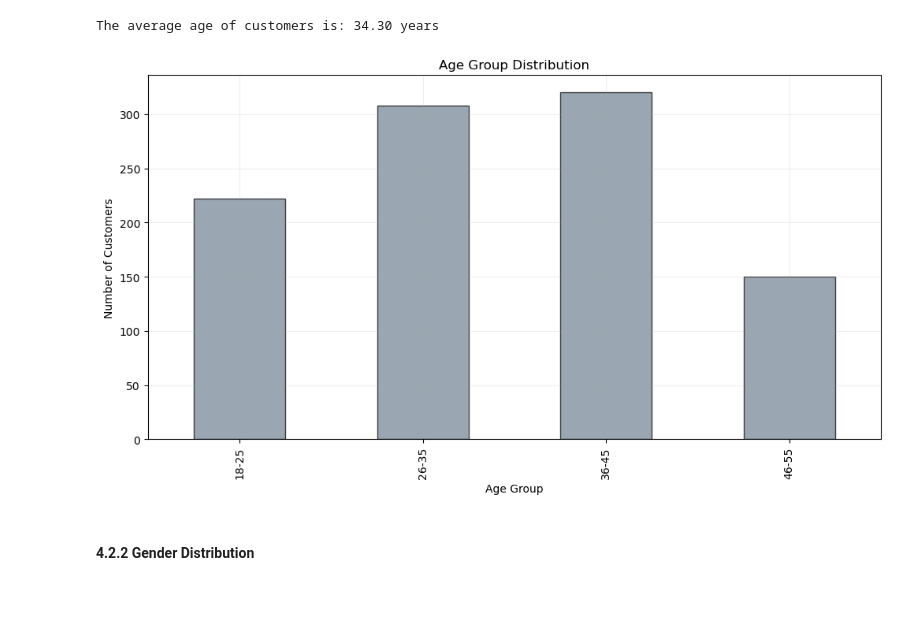
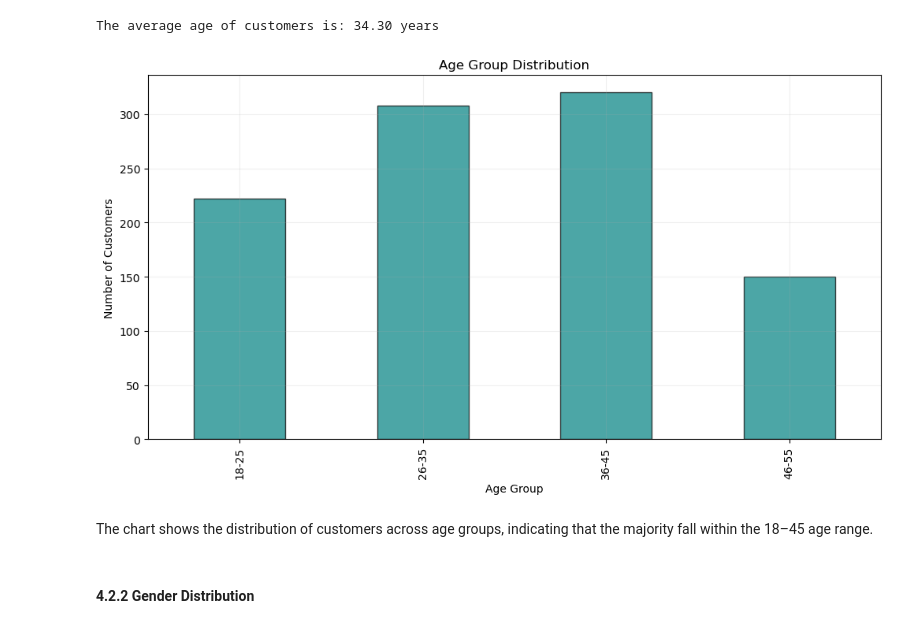
Before and after one commit to marianemcgrath/pfda, a Jupyter notebook: project/project.ipynb, the cells around one changed output. Cells and saved outputs as stored; diff of their text form; code cells hidden in the pictures; blank space fills up the shorter version.

```diff
--- a/project/project.ipynb
+++ b/project/project.ipynb
@@ -459,29 +452,31 @@ print(f"The average age of customers is: {average_age:.2f} years")
 # %% [output]
 The average age of customers is: 34.30 years
 # %%
-# Age group distribution
+# Age group distribution of consumers
 age_group_counts = df['Age_Group'].value_counts().sort_index()
 age_group_counts.columns = ['Age_Group', 'Count']
 
-# Plotting the age group distribution
+# Plot the age group distribution
 plt.figure(figsize=(12, 6))
-age_group_counts.plot(kind='bar', edgecolor='black', color='slategrey', alpha=0.7)
+age_group_counts.plot(kind='bar', edgecolor='black', color='teal', alpha=0.7)
 
-# Formatting the plot
+# Format the plot
 plt.title("Age Group Distribution")
 plt.xlabel("Age Group")
 plt.ylabel("Number of Customers")
 plt.grid(alpha=0.2)
 
-# Saving the plot
+# Save the plot
 plt.savefig(os.path.join(PLOTS_DIR, "age_group_distribution.png"))
 
 plt.show()
 
 # Source: https://pandas.pydata.org/docs/reference/api/pandas.DataFrame.plot.html (pandas DataFrame.plot documentation)
 # Source: https://www.geeksforgeeks.org/pandas/how-to-plot-a-dataframe-using-pandas/ (How to Plot a Dataframe)
 # %% [output]
-[figure, old version]
+[figure, new version]
+# %% [markdown]
+The chart shows the distribution of customers across age groups, indicating that the majority fall within the 18–45 age range.
 # %% [markdown]
 #### 4.2.2 Gender Distribution
 # %%
```
Also changed, not shown: parts of 66 cells of this notebook, 6 other files.
